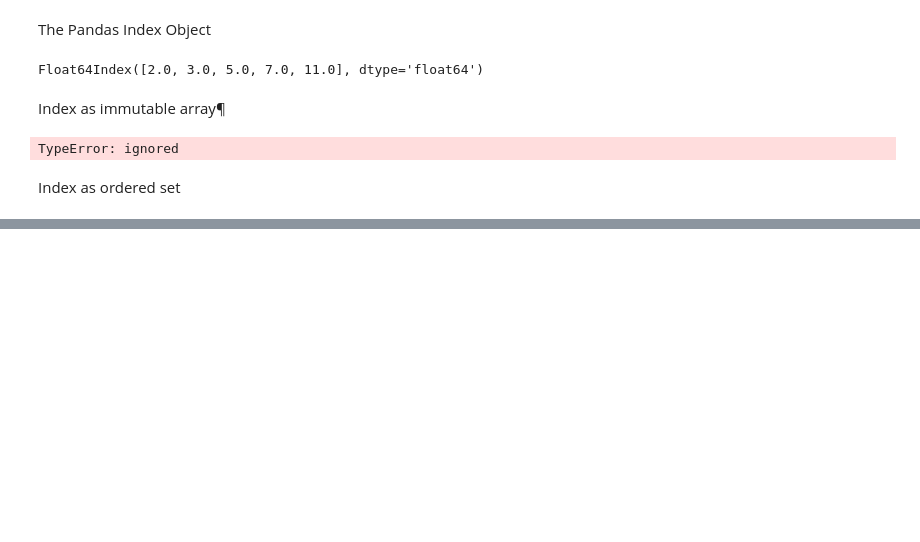
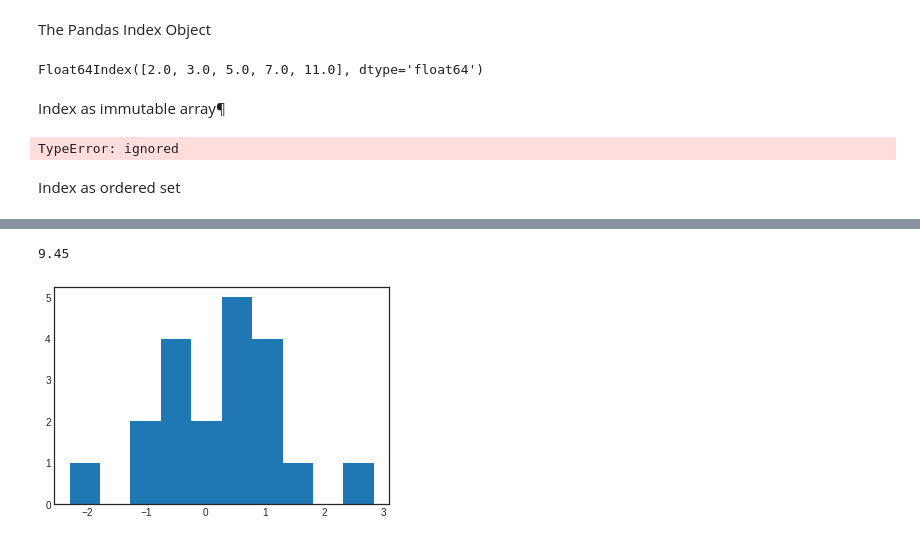
Before and after one commit to githubbhavani/internship, a Jupyter notebook: intern4.ipynb, the cells around one changed output, grey strips where cells are left out. Cells and saved outputs as stored; diff of their text form; code cells hidden in the pictures; blank space fills up the shorter version.

```diff
--- a/intern4.ipynb
+++ b/intern4.ipynb
@@ -269,0 +605,3 @@ Int64Index([10, 20, 30, 40, 50], dtype='int64')
+# %%
+df = pd.read_csv('excersie1.csv')
+print(df)
@@ -269,0 +626,14 @@ Int64Index([10, 20, 30, 40, 50], dtype='int64')
+# %%
+df['hegiht'].mean()
+# %% [output]
+9.45
+# %%
+%matplotlib inline
+import numpy as np
+import matplotlib.pyplot as plt
+
+
+
+plt.hist(df);
+# %% [output]
+[figure, added]
```
Also changed, not shown: parts of 47 cells of this notebook.
